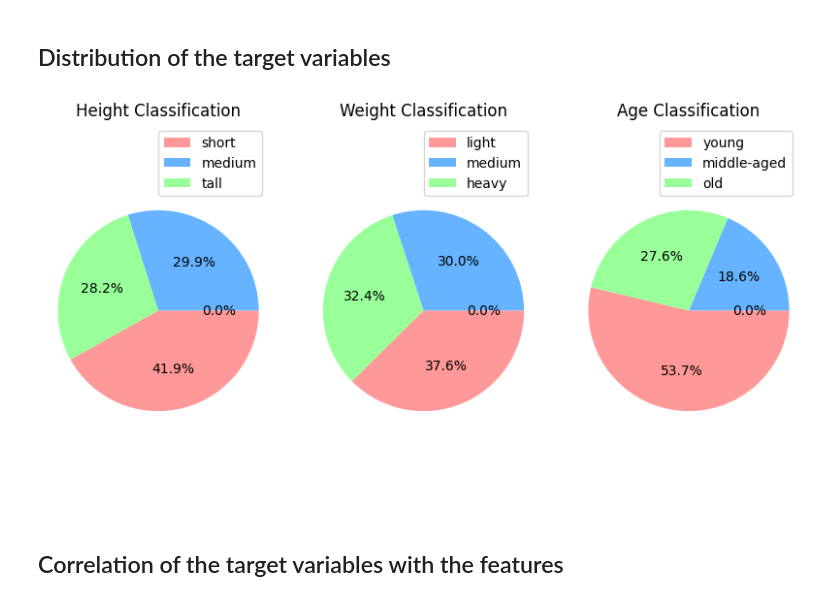
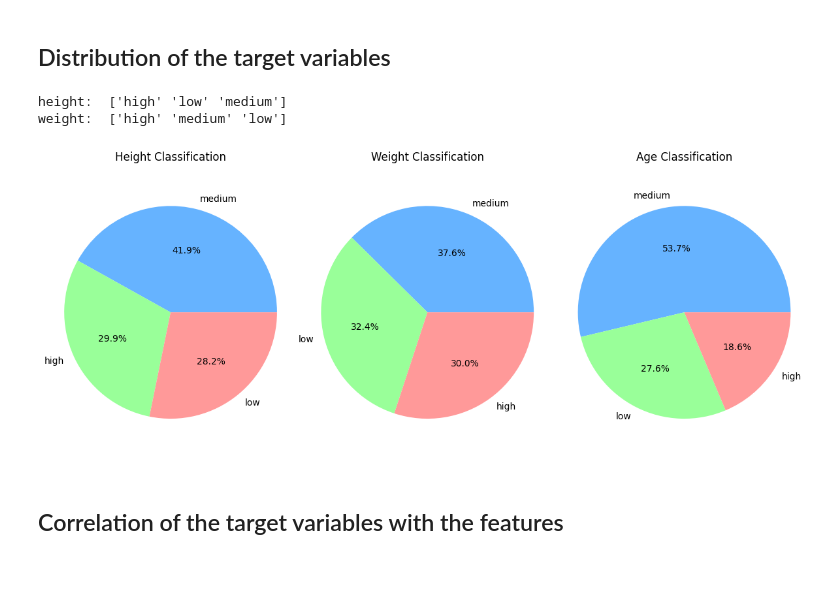
Before and after one commit to thanghoang7020202/TTMotionHealthAnalytics, a Jupyter notebook: YAs47594876.ipynb, the cells around one changed output. Cells and saved outputs as stored; diff of their text form; code cells hidden in the pictures; blank space fills up the shorter version.

Commit message:
untrack all images, add some result for Decision Tree models, add code for random forest model

```diff
--- a/YAs47594876.ipynb
+++ b/YAs47594876.ipynb
@@ -116,7 +161,7 @@ while cleanedData.isin(['???']).any().any():
     # print the faulty data
     print(cleanedData[cleanedData.isin(['???']).any(axis=1)]) # axis=1 means check row by row
     # print faulty data to excel file
-    cleanedData[cleanedData.isin(['???']).any(axis=1)].to_excel('faultyData.xlsx', index=False)
+    #cleanedData[cleanedData.isin(['???']).any(axis=1)].to_excel('faultyData.xlsx', index=False)
     cleanedData = cleanedData.replace('???', np.nan) # replace the faulty data with NaN
     print("Faulty data removed")
 
@@ -126,7 +171,7 @@ while cleanedData.isnull().values.any():
     # print the missing values
     print(cleanedData[cleanedData.isnull().any(axis=1)]) # axis=1 means check row by row
     # print missing values to excel file
-    cleanedData[cleanedData.isnull().any(axis=1)].to_excel('missingValues.xlsx', index=False)
+    # cleanedData[cleanedData.isnull().any(axis=1)].to_excel('missingValues.xlsx', index=False)
     cleanedData = cleanedData.dropna() # drop the rows with missing values
     print("Missing values removed")
 
@@ -135,7 +180,7 @@ while cleanedData.duplicated().any():
     print("Duplicate values found in the data")
 
     # print duplicate values to excel file
-    cleanedData[cleanedData.duplicated()].to_excel('duplicateValues.xlsx', index=False)
+    #cleanedData[cleanedData.duplicated()].to_excel('duplicateValues.xlsx', index=False)
     print(cleanedData[cleanedData.duplicated()])
 
     cleanedData = cleanedData.drop_duplicates() # drop the duplicate values
@@ -164,0 +302,10 @@ Missing values removed
+# %%
+def standardize_data(data):
+	# Standardize the data
+	scaler = StandardScaler()
+	scaled_data = scaler.fit_transform(data)
+	return scaled_data, scaler
+# %%
+# standardize the data
+#cleanedData = cleanedData.drop(columns=['id', 'date', 'testmode', 'teststage', 'fileindex', 'count']) # drop the columns that are not needed
+cleanedData = standardize_data(cleanedData['ax_mean':'g_entropy']) # standardize the data
@@ -236,38 +411,47 @@ max        0.000000     63.000000
 # -> kurtosis classification (3 classes: low (<0), medium (0-1), high (>1))
 # %% [markdown]
 ## Distribution of the target variables
+# %%
+# print distict values of height, weight, age, kurtosis
+print("height: ", cleanedData['height'].unique()) # print the unique values of height
+print("weight: ", cleanedData['weight'].unique()) # print the unique values of weight
+# %% [output]
+height:  ['high' 'low' 'medium']
+weight:  ['high' 'medium' 'low']
 # %%
 # use pie plot to show the if the data is balance (height, weight, age - with values 1,2,3 represents high/medium/low)
-height = classifyData['height'].values
-weight = classifyData['weight'].values
-age = classifyData['age'].values
 
-colors = ['#ff9999','#66b3ff','#99ff99']
+# Count categories
+height_counts = cleanedData['height'].value_counts()
+weight_counts = cleanedData['weight'].value_counts()
+age_counts = cleanedData['age'].value_counts()
+# Define consistent color palette
+colors = ['#66b3ff', '#99ff99', '#ff9999']  # Can be adjusted
 
-# pie plot for height
-plt.figure(figsize=(10, 5))
+# Plot height
+plt.figure(figsize=(12, 5))
+
 plt.subplot(1, 3, 1)
-plt.pie(np.bincount(height), autopct='%1.1f%%', colors=colors)
+plt.pie(height_counts, labels=height_counts.index, autopct='%1.1f%%', colors=colors)
 plt.title('Height Classification')
 plt.axis('equal')
-plt.legend(['short', 'medium', 'tall'], loc='upper right')
 
-# pie plot for weight
+# Plot weight
 plt.subplot(1, 3, 2)
-plt.pie(np.bincount(weight), autopct='%1.1f%%', colors=colors)
+plt.pie(weight_counts, labels=weight_counts.index, autopct='%1.1f%%', colors=colors)
 plt.title('Weight Classification')
 plt.axis('equal')
-plt.legend(['light', 'medium', 'heavy'], loc='upper right')
 
-# pie plot for age
+# Plot age
 plt.subplot(1, 3, 3)
-plt.pie(np.bincount(age), autopct='%1.1f%%', colors=colors)
+plt.pie(age_counts, labels=age_counts.index, autopct='%1.1f%%', colors=colors)
 plt.title('Age Classification')
 plt.axis('equal')
-plt.legend(['young', 'middle-aged', 'old'], loc='upper right')
+
+plt.tight_layout()
 plt.show()
 # %% [output]
-[figure, old version]
+[figure, new version]
 # %% [markdown]
 ## Correlation of the target variables with the features
 # %% [markdown]
```
Also changed, not shown: parts of 36 cells of this notebook, 7 other files.
